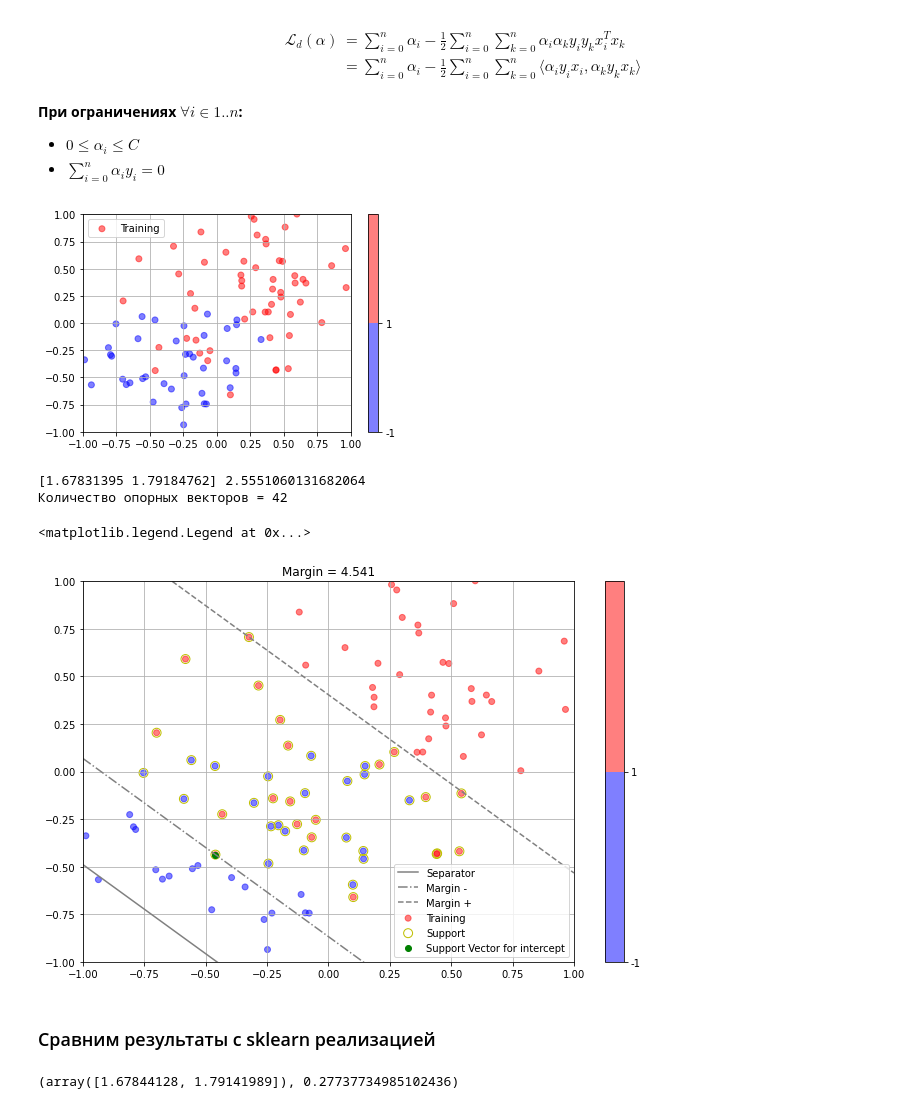
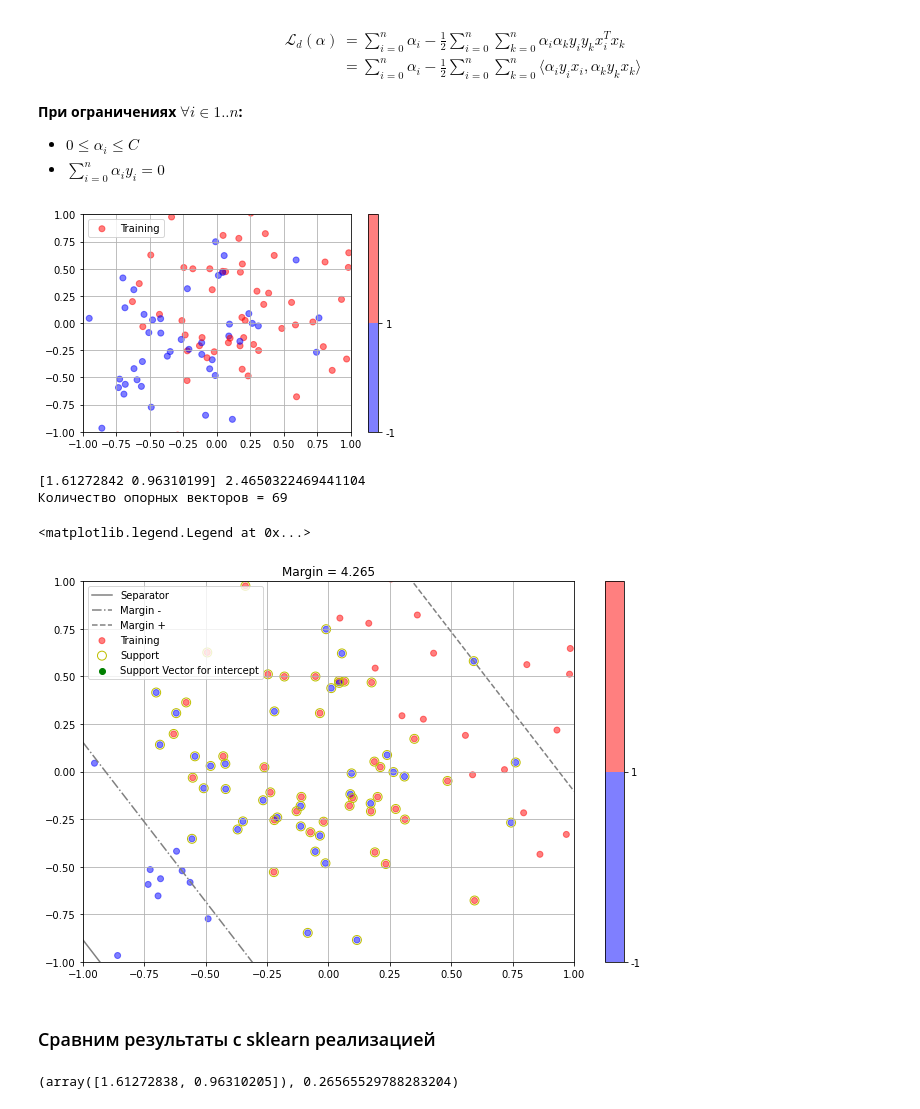
Before and after one commit to runnerup96/SBT-machine-learning-seminars, a Jupyter notebook: Метод опорных векторов/Линейный SVM.ipynb, the cells around one changed output. Drawn from its saved outputs; the diff is of its cells as text; code cells hidden in the pictures.

```diff
--- a/Метод опорных векторов/Линейный SVM.ipynb
+++ b/Метод опорных векторов/Линейный SVM.ipynb
@@ -167,10 +167,10 @@ __При ограничениях $\forall i\in 1..n$:__
 - $0 \le \alpha_i \le C$
 - $\sum_{i=0}^n \alpha_i y_i = 0$
 # %%
-X, y = generate_bipolar(N, mu=0.3, sigma=0.4)
+X, y = generate_bipolar(N, mu=0.2, sigma=0.5)
 plot_svm(X, y, label='Training')
 # %% [output]
-[figure, old version]
+[figure, new version]
 # %%
 class SoftMarginSVM:
 
@@ -227,10 +227,10 @@ plt.scatter(soft_margin_svm.closest_support_vector[0], soft_margin_svm.closest_s
             color='g', label='Support Vector for intercept')
 plt.legend()
 # %% [output]
-[1.67831395 1.79184762] 2.5551060131682064
-Количество опорных векторов = 42
+[1.61272842 0.96310199] 2.4650322469441104
+Количество опорных векторов = 69
 <matplotlib.legend.Legend at 0x...>
-[figure, old version]
+[figure, new version]
 # %% [markdown]
 ### Сравним результаты с sklearn реализацией
 # %%
@@ -238,7 +238,7 @@ sklearn_svm = svm.SVC(kernel='linear', gamma='auto', C = 1)
 sklearn_svm.fit(X, y)
 sklearn_svm.coef_[0], sklearn_svm.intercept_[0]
 # %% [output]
-(array([1.67844128, 1.79141989]), 0.27737734985102436)
+(array([1.61272838, 0.96310205]), 0.26565529788283204)
 # %%
 fig, ax = plt.subplots(1, figsize=(11, 7))
 plot_svm(X, y, sklearn_svm.support_vectors_, sklearn_svm.coef_[0], sklearn_svm.intercept_[0],
```
Also changed, not shown: parts of 2 cells of this notebook, 5 other files.
